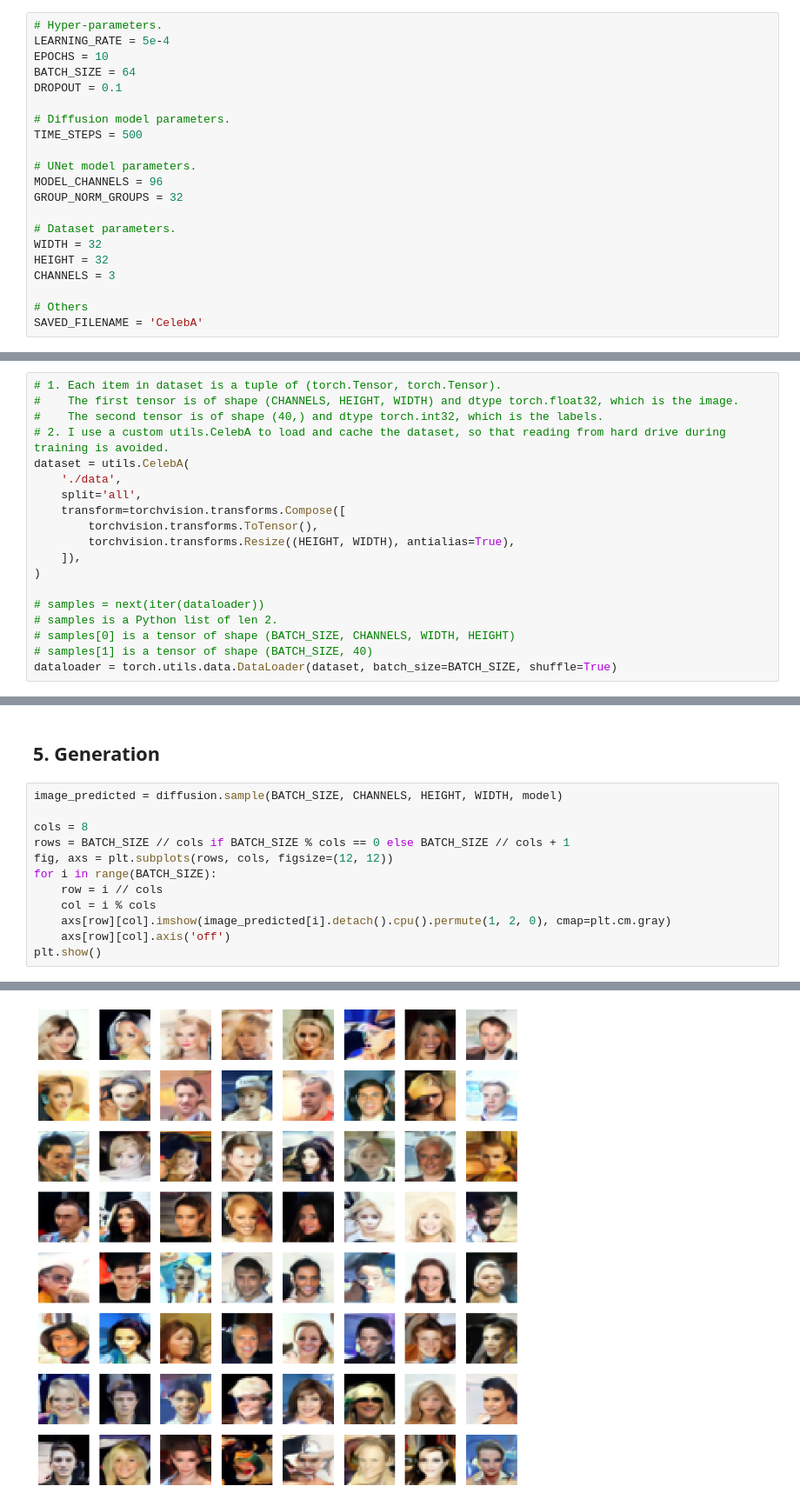
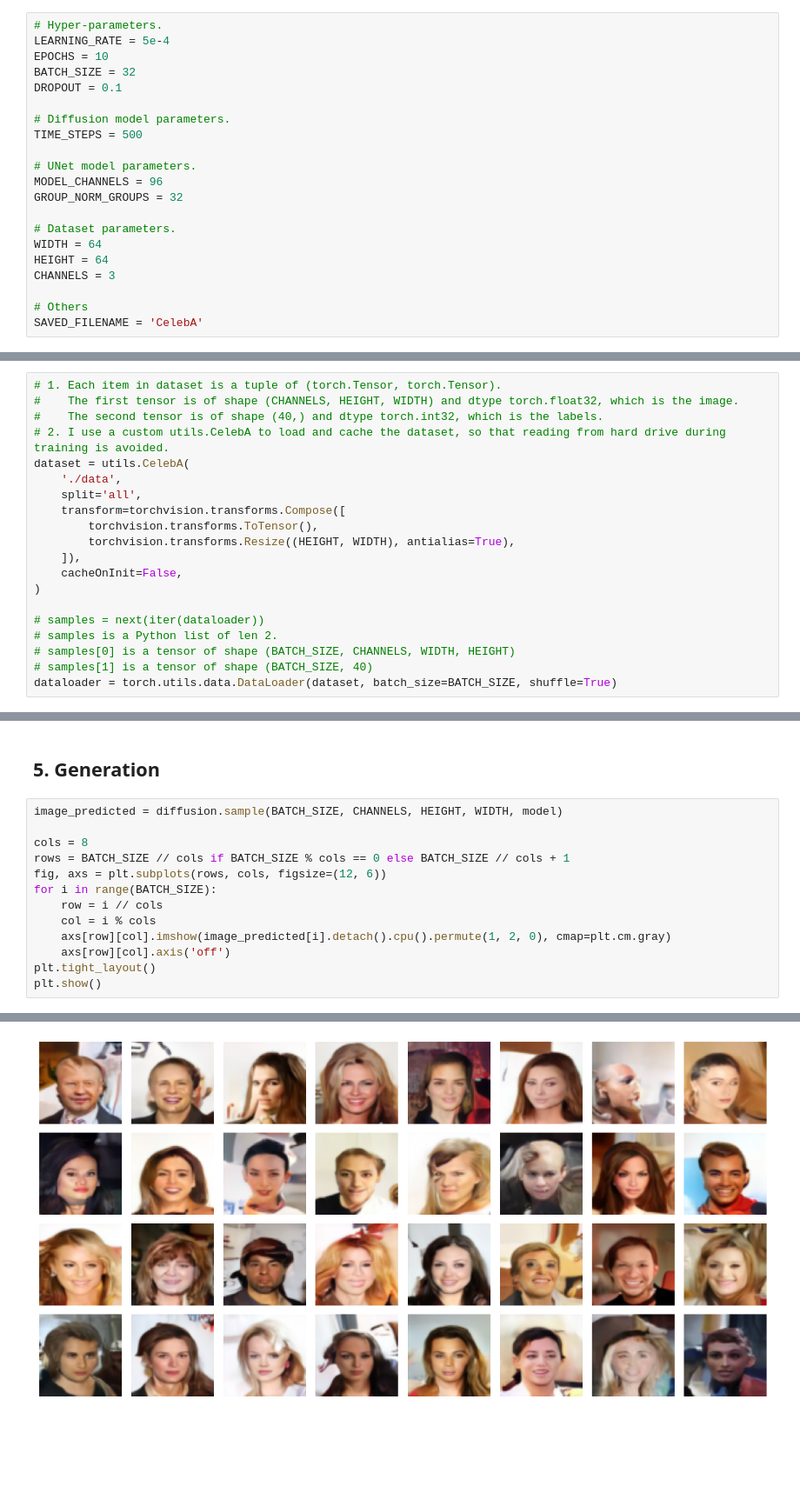
Before and after one commit to shuangxuetwelve/DDPM, a Jupyter notebook: CelebA.ipynb, the cells around one changed output, grey strips where cells are left out. Shown at 87% size. Saved outputs shown, nothing was run; the diff lists cells and outputs as text; blank space fills up the shorter version.

```diff
--- a/CelebA.ipynb
+++ b/CelebA.ipynb
@@ -23,7 +23,7 @@ import utils
 # Hyper-parameters.
 LEARNING_RATE = 5e-4
 EPOCHS = 10
-BATCH_SIZE = 64
+BATCH_SIZE = 32
 DROPOUT = 0.1
 
 # Diffusion model parameters.
@@ -34,8 +34,8 @@ MODEL_CHANNELS = 96
 GROUP_NORM_GROUPS = 32
 
 # Dataset parameters.
-WIDTH = 32
-HEIGHT = 32
+WIDTH = 64
+HEIGHT = 64
 CHANNELS = 3
 
 # Others
@@ -63,6 +63,7 @@ dataset = utils.CelebA(
         torchvision.transforms.ToTensor(),
         torchvision.transforms.Resize((HEIGHT, WIDTH), antialias=True),
     ]),
+    cacheOnInit=False,
 )
 
 # samples = next(iter(dataloader))
@@ -915,12 +917,13 @@ image_predicted = diffusion.sample(BATCH_SIZE, CHANNELS, HEIGHT, WIDTH, model)
 
 cols = 8
 rows = BATCH_SIZE // cols if BATCH_SIZE % cols == 0 else BATCH_SIZE // cols + 1
-fig, axs = plt.subplots(rows, cols, figsize=(12, 12))
+fig, axs = plt.subplots(rows, cols, figsize=(12, 6))
 for i in range(BATCH_SIZE):
     row = i // cols
     col = i % cols
     axs[row][col].imshow(image_predicted[i].detach().cpu().permute(1, 2, 0), cmap=plt.cm.gray)
     axs[row][col].axis('off')
+plt.tight_layout()
 plt.show()
 # %% [output]
 Clipping input data to the valid range for imshow with RGB data ([0..1] for floats or [0..255] for integers).
@@ -943 +948 @@ Clipping input data to the valid range for imshow with RGB data ([0..1] for floa
-[figure, old version]
+[figure, new version]
```
Also changed, not shown: parts of 5 cells of this notebook, 1 other file.
